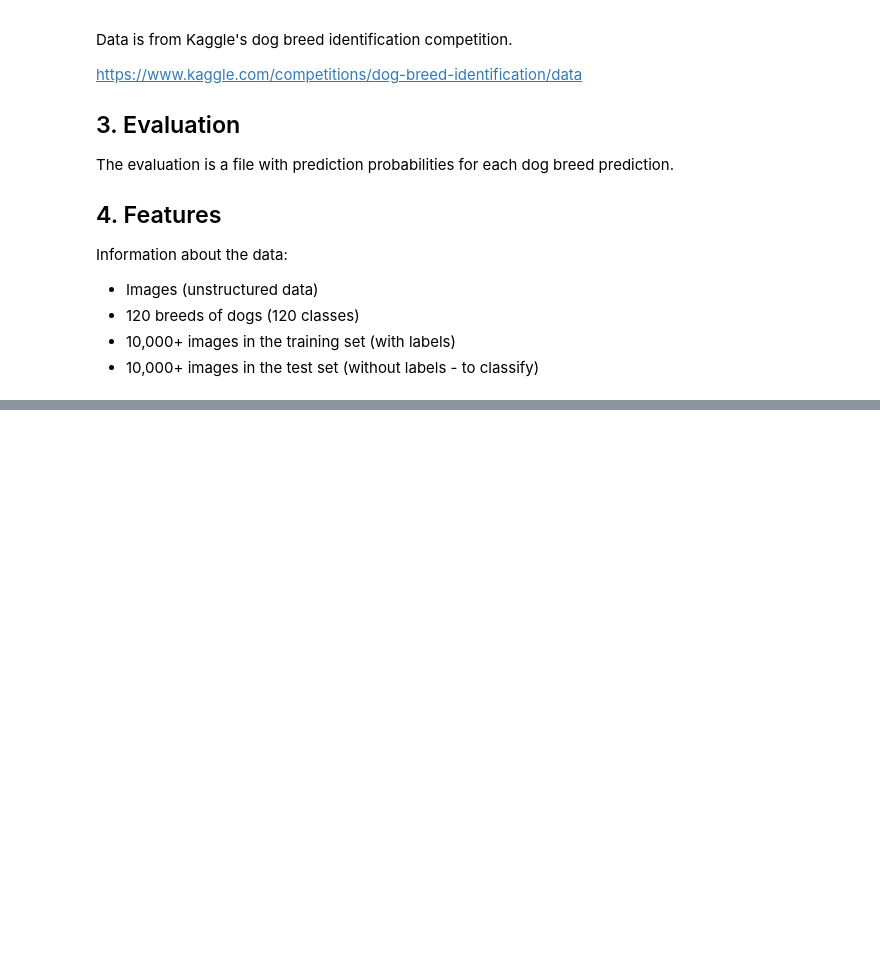
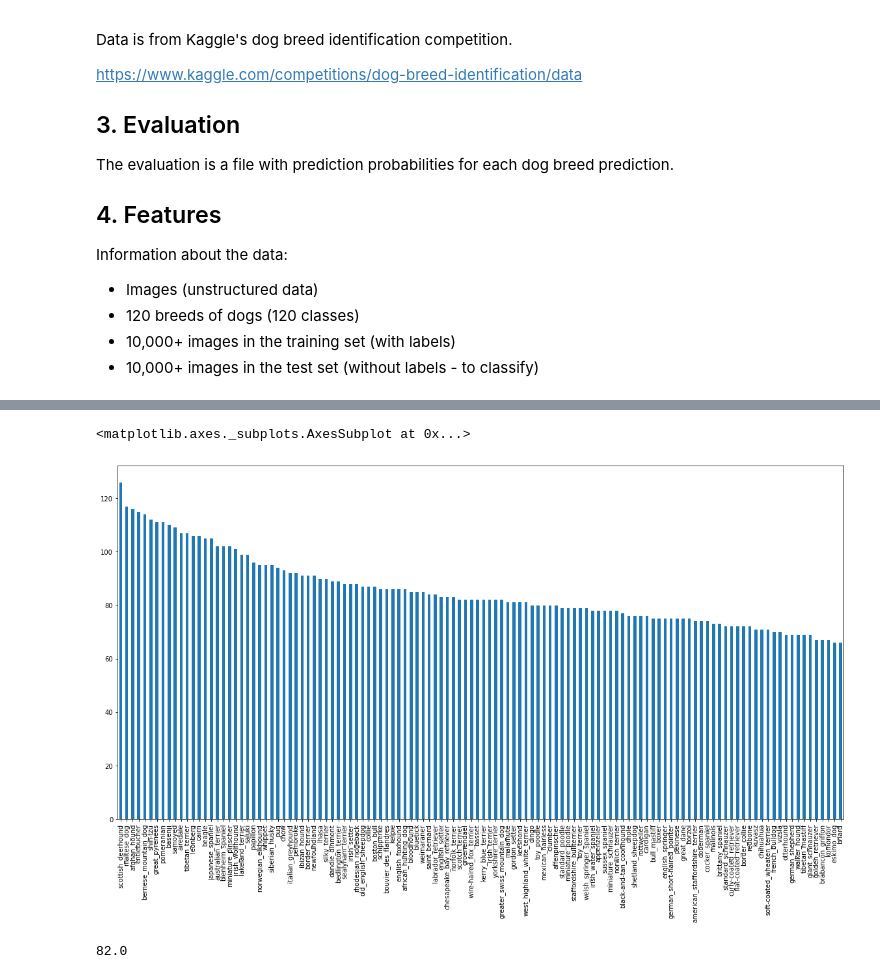
Before and after one commit to Krykiet/tensorflow-dog-breed-classification, a Jupyter notebook: dog_visual_identification.ipynb, the cells around one changed output, grey strips where cells are left out. Saved outputs shown, nothing was run; the diff lists cells and outputs as text; code cells hidden in the pictures; blank space fills up the shorter version.

```diff
--- a/dog_visual_identification.ipynb
+++ b/dog_visual_identification.ipynb
@@ -36,0 +50,6 @@ TF version: 2.8.2
+# %%
+# Checkout the labels of our data
+import pandas as pd
+labels_csv = pd.read_csv("/content/drive/MyDrive/dog-visual-identification/labels.csv")
+print(labels_csv.describe())
+labels_csv.head()
@@ -36,0 +68,10 @@ TF version: 2.8.2
+# %%
+# How many images are there of each breed?
+labels_csv["breed"].value_counts().plot.bar(figsize=(20,10))
+# %% [output]
+<matplotlib.axes._subplots.AxesSubplot at 0x...>
+[figure, added]
+# %%
+labels_csv["breed"].value_counts().median()
+# %% [output]
+82.0
```
Also changed, not shown: parts of 26 cells of this notebook.
